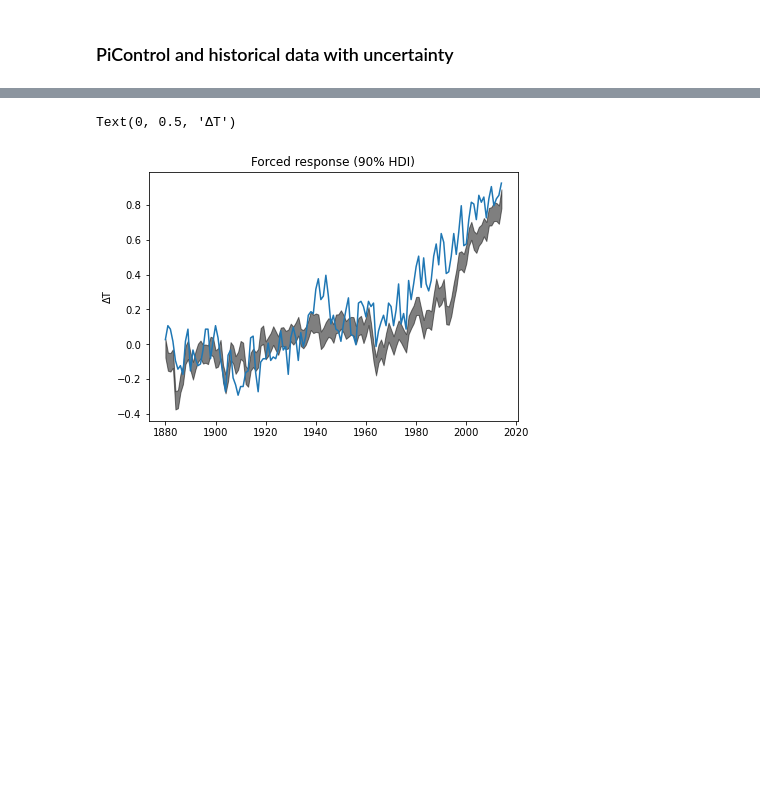
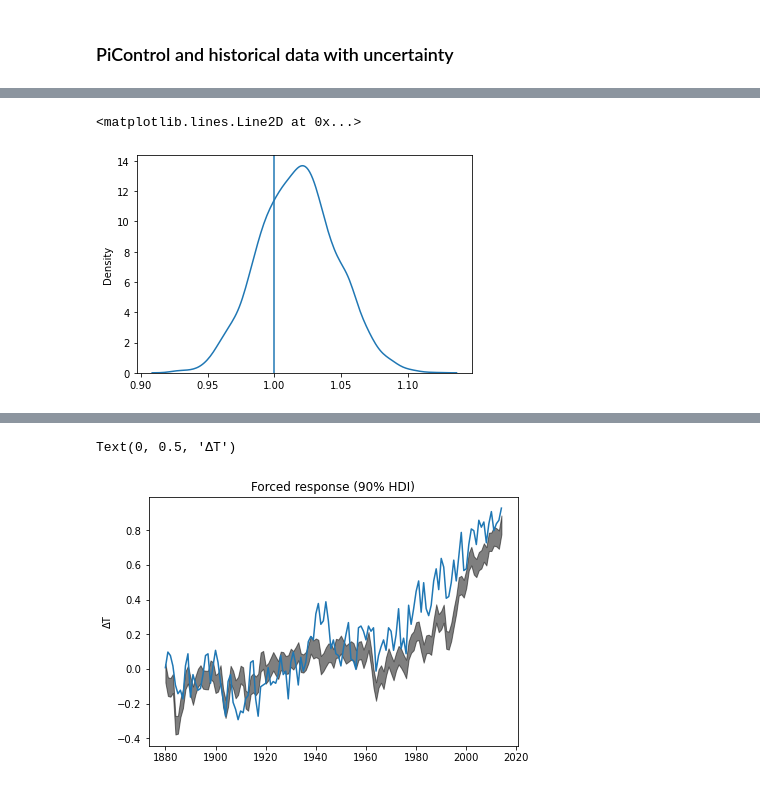
Before and after one commit to katemarvel/CLDERA, a Jupyter notebook: code/BayesDA.ipynb, the cells around one changed output, grey strips where cells are left out. Drawn from its saved outputs; the diff is of its cells as text; code cells hidden in the pictures; blank space fills up the shorter version.

```diff
--- a/code/BayesDA.ipynb
+++ b/code/BayesDA.ipynb
@@ -236,0 +267,3 @@ Sampling 4 chains for 1_000 tune and 1_000 draw iterations (4_000 + 4_000 draws
+# %%
+with nonstationary_model:
+    nonstationary_trace = pm.sample(return_inferencedata=True)
@@ -236,0 +277,6 @@ Sampling 4 chains for 1_000 tune and 1_000 draw iterations (4_000 + 4_000 draws
+# %%
+sns.kdeplot(nonstationary_trace.posterior.γ.values.flatten())
+plt.axvline(1)
+# %% [output]
+<matplotlib.lines.Line2D at 0x...>
+[figure, added]
```
Also changed, not shown: parts of 31 cells of this notebook, 1 other file.
